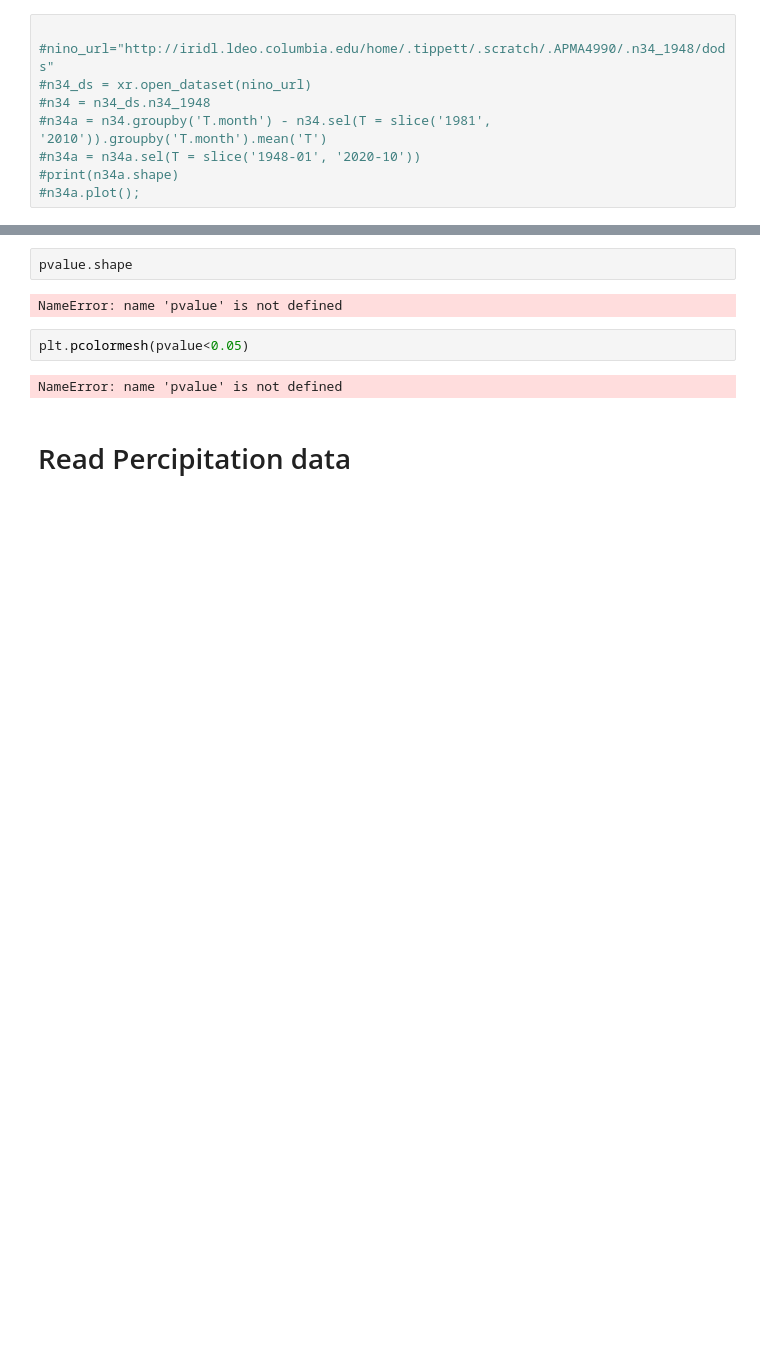
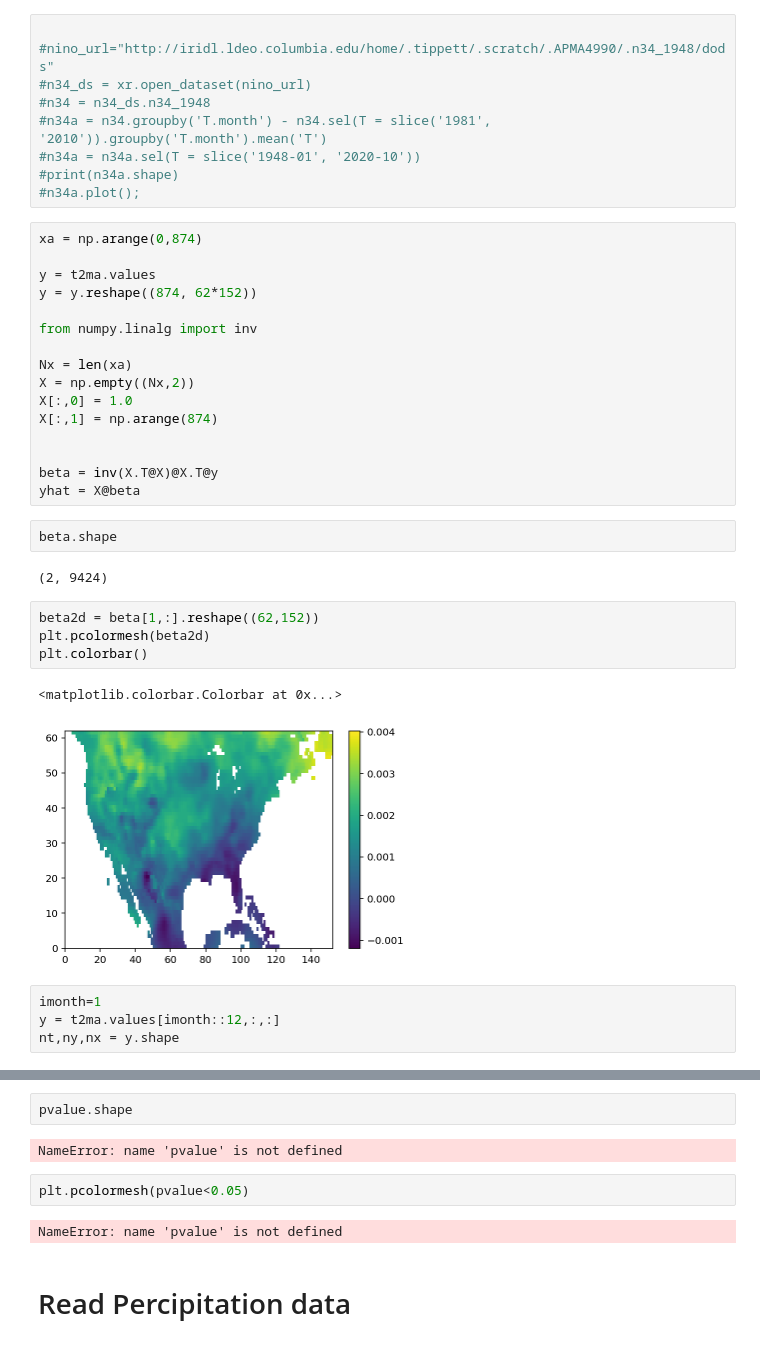
Before and after one commit to jp3993/apma4990-jp3993, a Jupyter notebook: jp3993-ProjectOutline.ipynb, the cells around one changed output, grey strips where cells are left out. Cells and saved outputs as stored; diff of their text form; blank space fills up the shorter version.

```diff
--- a/jp3993-ProjectOutline.ipynb
+++ b/jp3993-ProjectOutline.ipynb
@@ -439,3 +453,34 @@ n34.shape
 #n34a = n34a.sel(T = slice('1948-01', '2020-10'))
 #print(n34a.shape)
 #n34a.plot();
+# %%
+xa = np.arange(0,874)
+
+y = t2ma.values
+y = y.reshape((874, 62*152))
+
+from numpy.linalg import inv
+
+Nx = len(xa)
+X = np.empty((Nx,2))
+X[:,0] = 1.0
+X[:,1] = np.arange(874)
+
+
+beta = inv(X.T@X)@X.T@y
+yhat = X@beta
+# %%
+beta.shape
+# %% [output]
+(2, 9424)
+# %%
+beta2d = beta[1,:].reshape((62,152))
+plt.pcolormesh(beta2d)
+plt.colorbar()
+# %% [output]
+<matplotlib.colorbar.Colorbar at 0x...>
+[figure, added]
+# %%
+imonth=1
+y = t2ma.values[imonth::12,:,:]
+nt,ny,nx = y.shape
```
Also changed, not shown: parts of 17 cells of this notebook.
